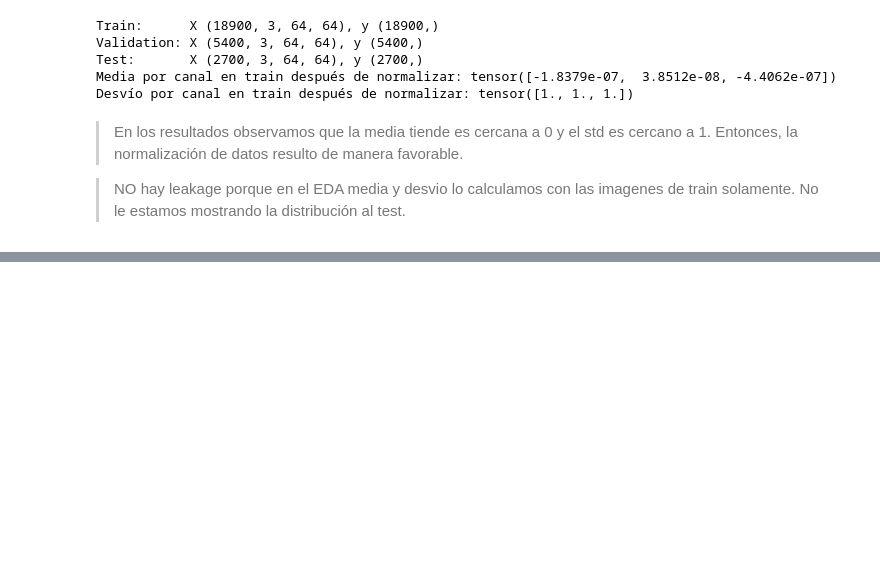
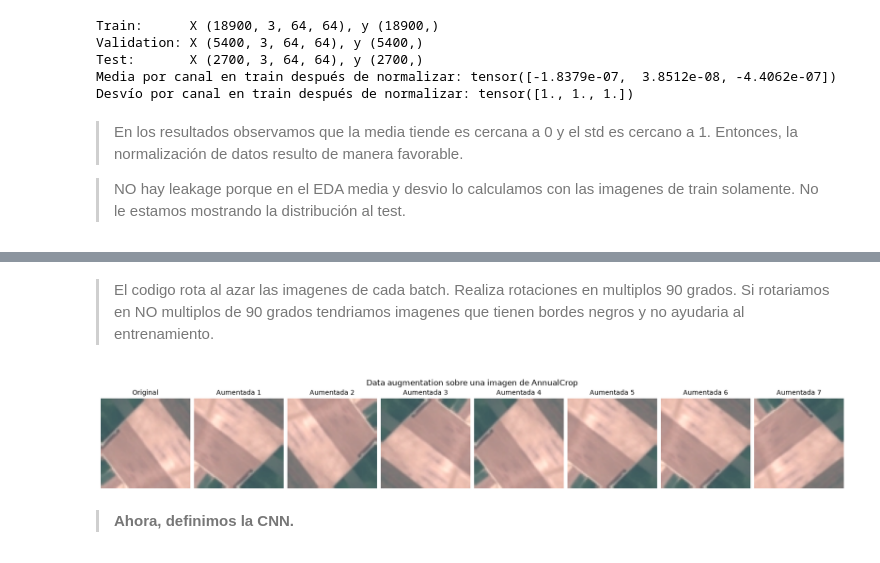
Before and after one commit to manuelferrario/tp3-redes-neuronales-EuroSAT, a Jupyter notebook: tp3.ipynb, the cells around one changed output, grey strips where cells are left out. Cells and saved outputs as stored; diff of their text form; code cells hidden in the pictures; blank space fills up the shorter version.

```diff
--- a/tp3.ipynb
+++ b/tp3.ipynb
@@ -386,0 +426,45 @@ Desvío por canal en train después de normalizar: tensor([1., 1., 1.])
+# %%
+def aumentar(x):
+    """Aplica flips y rotaciones de 90° al azar, independientes para cada imagen del batch.
+    x tiene forma (batch, canales, alto, ancho)."""
+    x = x.clone()  # copia, para no modificar el batch original
+    n = len(x)
+
+    # Flip horizontal a la mitad de las imágenes (al azar)
+    elegidas = torch.rand(n) < 0.5
+    x[elegidas] = torch.flip(x[elegidas], dims=[3])  # dim 3 = ancho → espejo izquierda-derecha
+
+    # Flip vertical a la mitad de las imágenes (al azar)
+    elegidas = torch.rand(n) < 0.5
+    x[elegidas] = torch.flip(x[elegidas], dims=[2])  # dim 2 = alto → espejo arriba-abajo
+
+    # Rotación: a cada imagen le sorteamos 0, 1, 2 o 3 giros de 90°
+    giros = torch.randint(0, 4, (n,))
+    for k in range(1, 4):
+        elegidas = giros == k
+        x[elegidas] = torch.rot90(x[elegidas], k, dims=[2, 3])  # gira en el plano alto-ancho
+
+    return x
+# %% [markdown]
+> El codigo rota al azar las imagenes de cada batch. Realiza rotaciones en multiplos 90 grados. Si rotariamos en NO multiplos de 90 grados tendriamos imagenes que tienen bordes negros y no ayudaria al entrenamiento.
+# %%
+# Tomamos una imagen de train y generamos 7 versiones aumentadas
+imagen = X_train[0]
+versiones = aumentar(imagen.repeat(7, 1, 1, 1))  # repeat: 7 copias de la misma imagen → (7, 3, 64, 64)
+todas = torch.cat([imagen.unsqueeze(0), versiones])  # original + 7 aumentadas → (8, 3, 64, 64)
+
+# Para mostrarlas: deshacemos la normalización y pasamos a (alto, ancho, canales)
+todas = todas * desvio.view(1, 3, 1, 1) + media.view(1, 3, 1, 1)
+todas = todas.permute(0, 2, 3, 1).clamp(0, 1)
+
+fig, axs = plt.subplots(1, 8, figsize=(16, 2.5), constrained_layout=True)
+for i, ax in enumerate(axs):
+    ax.imshow(todas[i])
+    ax.set_title("Original" if i == 0 else f"Aumentada {i}", fontsize=10)
+    ax.axis("off")
+plt.suptitle(f"Data augmentation sobre una imagen de {train_df['ClassName'].iloc[0]}")
+plt.show()
+# %% [output]
+[figure, added]
+# %% [markdown]
+> **Ahora, definimos la CNN.**
```
Also changed, not shown: parts of 18 cells of this notebook, 1 other file.
